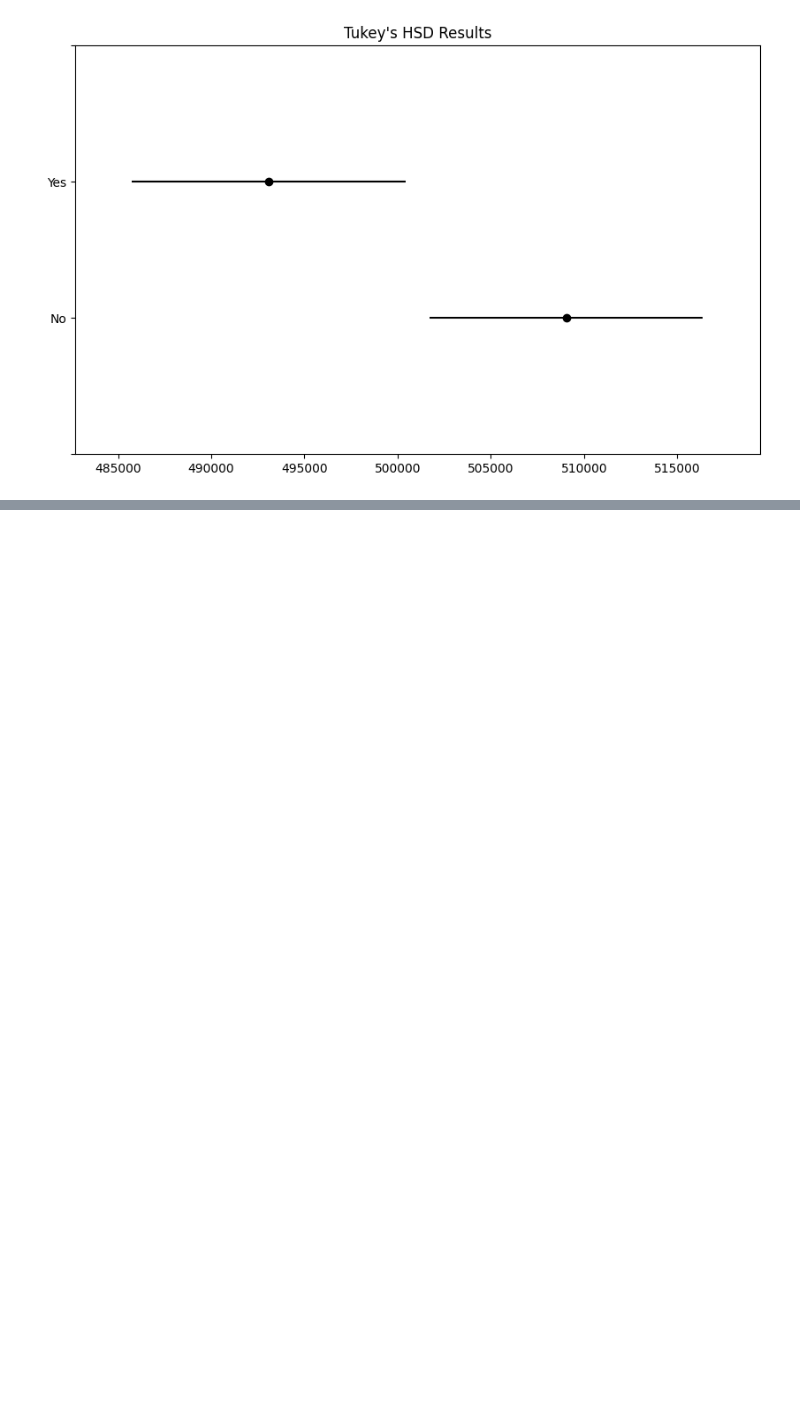
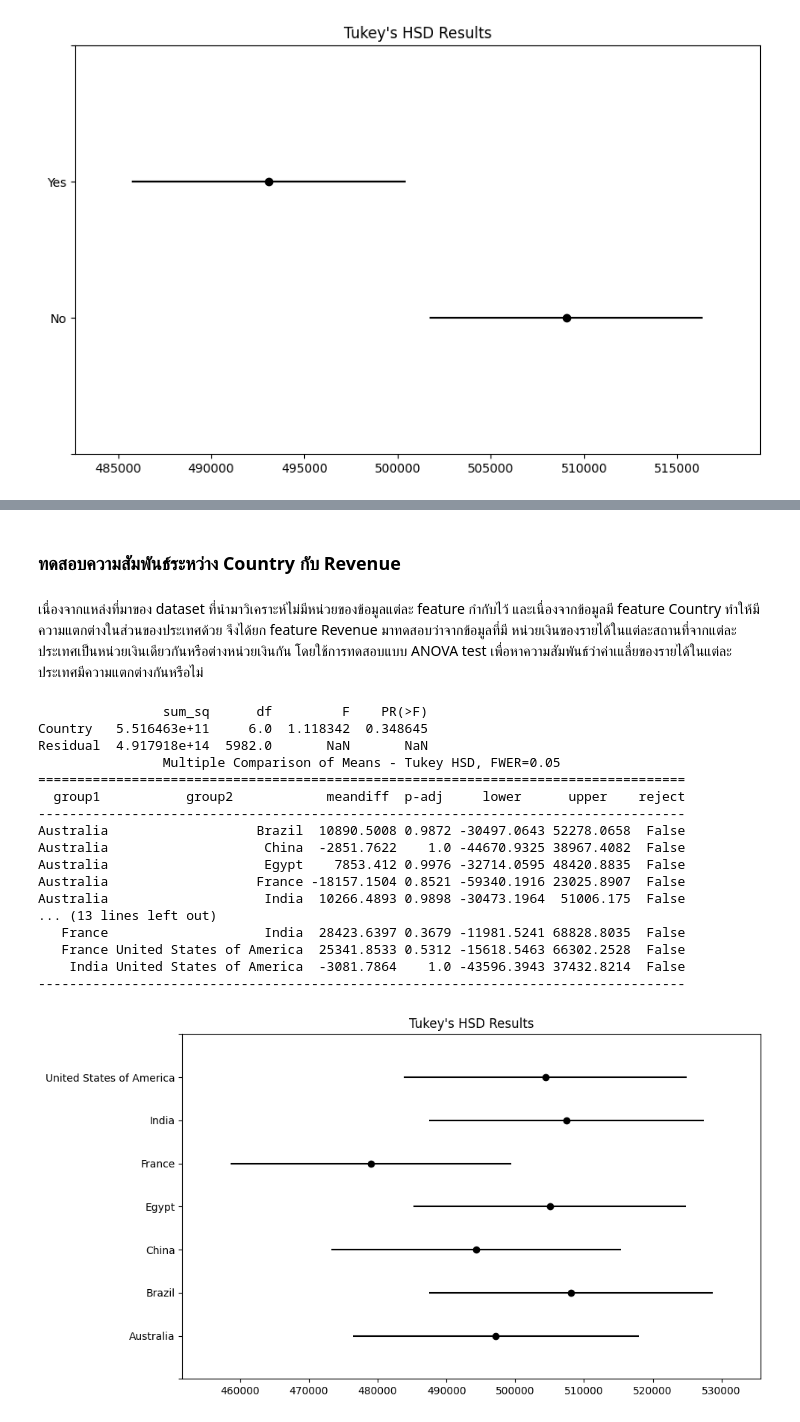
Before and after one commit to Mirai-Kuma/DSProject, a Jupyter notebook: Tourism_REAL.ipynb, the cells around one changed output, grey strips where cells are left out. Saved outputs shown, nothing was run; the diff lists cells and outputs as text; code cells hidden in the pictures; blank space fills up the shorter version.

```diff
--- a/Tourism_REAL.ipynb
+++ b/Tourism_REAL.ipynb
@@ -602,0 +622,34 @@ group1 group2   meandiff  p-adj    lower      upper    reject
+# %% [markdown]
+### ทดสอบความสัมพันธ์ระหว่าง Country กับ Revenue
+# %% [markdown]
+เนื่องจากแหล่งที่มาของ dataset ที่นำมาวิเคราะห์ไม่มีหน่วยของข้อมูลแต่ละ feature กำกับไว้ และเนื่องจากข้อมูลมี feature Country ทำให้มีความแตกต่างในส่วนของประเทศด้วย จึงได้ยก feature Revenue มาทดสอบว่าจากข้อมูลที่มี หน่วยเงินของรายได้ในแต่ละสถานที่จากแต่ละประเทศเป็นหน่วยเงินเดียวกันหรือต่างหน่วยเงินกัน โดยใช้การทดสอบแบบ ANOVA test เพื่อหาความสัมพันธ์ว่าค่าเแลี่ยของรายได้ในแต่ละประเทศมีความแตกต่างกันหรือไม่
+# %%
+model = ols('Revenue ~ Country', data=tour).fit()
+anova_table = sm.stats.anova_lm(model, typ=2)
+print(anova_table)
+
+tukey = pairwise_tukeyhsd(tour['Revenue'], tour['Country'])
+print(tukey)
+
+tukey.plot_simultaneous()
+plt.title("Tukey's HSD Results")
+plt.show()
+# %% [output]
+                sum_sq      df         F    PR(>F)
+Country   5.516463e+11     6.0  1.118342  0.348645
+Residual  4.917918e+14  5982.0       NaN       NaN
+                Multiple Comparison of Means - Tukey HSD, FWER=0.05
+===================================================================================
+  group1           group2            meandiff  p-adj     lower      upper    reject
+-----------------------------------------------------------------------------------
+Australia                   Brazil  10890.5008 0.9872 -30497.0643 52278.0658  False
+Australia                    China  -2851.7622    1.0 -44670.9325 38967.4082  False
+Australia                    Egypt    7853.412 0.9976 -32714.0595 48420.8835  False
+Australia                   France -18157.1504 0.8521 -59340.1916 23025.8907  False
+Australia                    India  10266.4893 0.9898 -30473.1964  51006.175  False
+... (13 lines left out)
+   France                    India  28423.6397 0.3679 -11981.5241 68828.8035  False
+   France United States of America  25341.8533 0.5312 -15618.5463 66302.2528  False
+    India United States of America  -3081.7864    1.0 -43596.3943 37432.8214  False
+-----------------------------------------------------------------------------------
+[figure, added]
```
Also changed, not shown: parts of 16 cells of this notebook.
